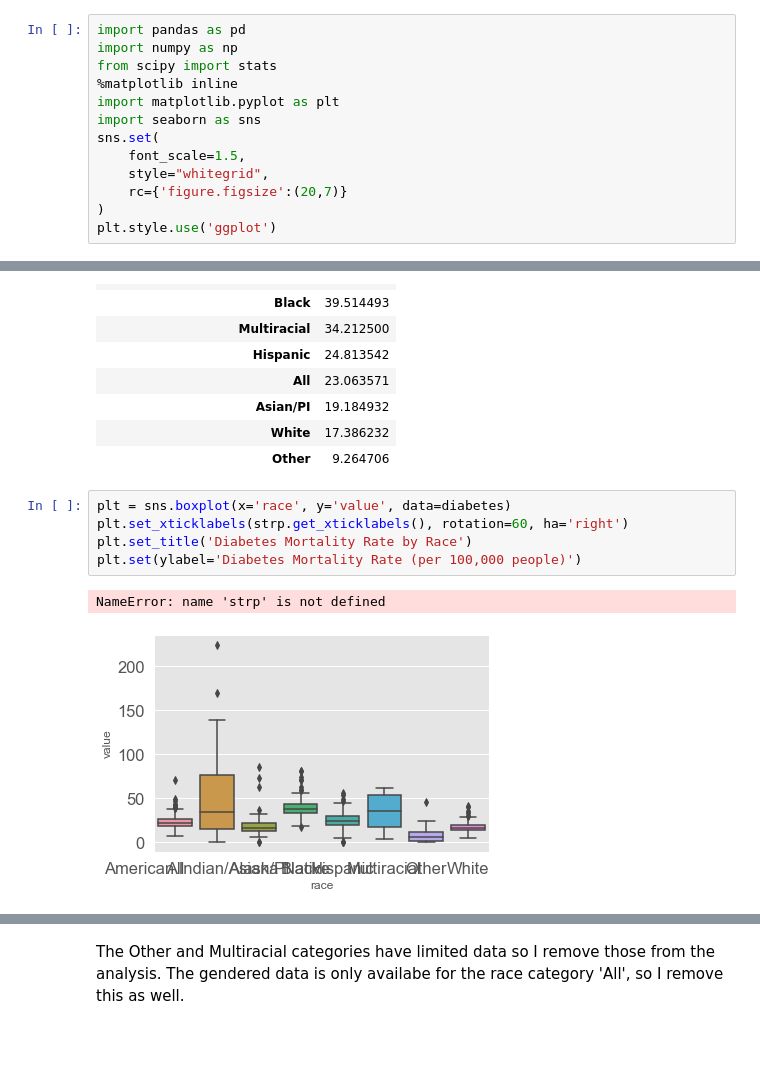
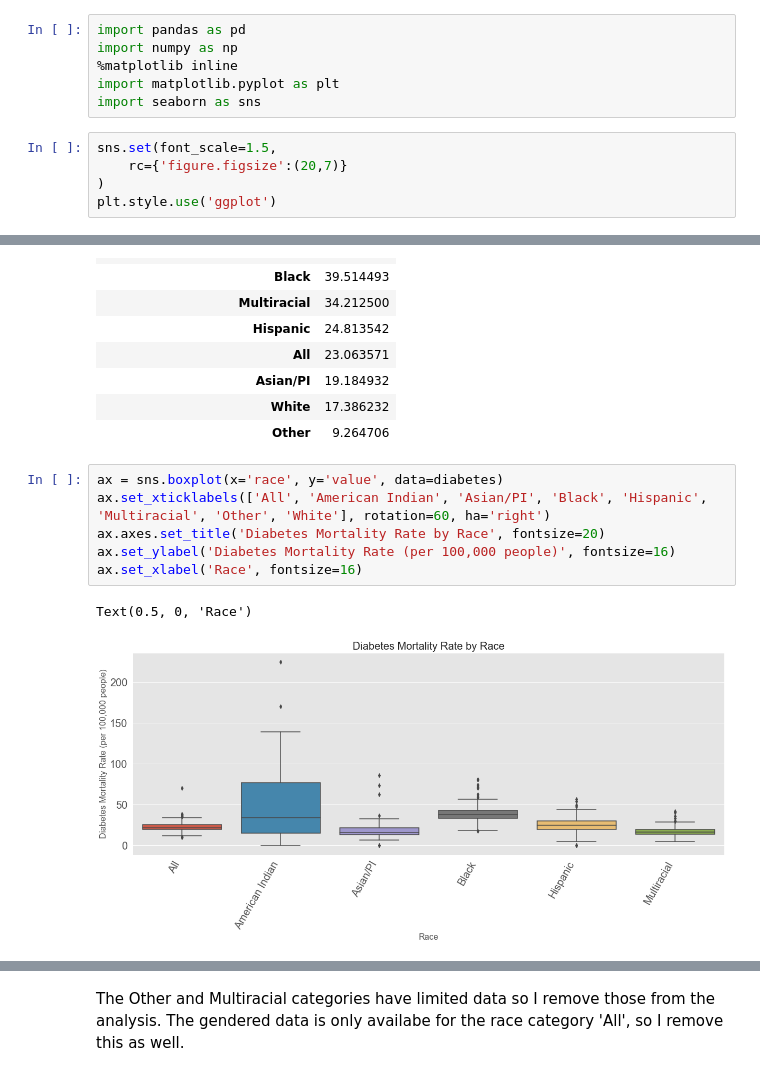
Before and after one commit to jessmontoya/Data_Science_Portfolio, a Jupyter notebook: BCHI_Diabetes_Viz/BCHI Diabetes Analysis and Visualization.ipynb, the cells around one changed output, grey strips where cells are left out. Drawn from its saved outputs; the diff is of its cells as text; blank space fills up the shorter version.

Commit message:
Updates to graph format

```diff
--- a/BCHI_Diabetes_Viz/BCHI Diabetes Analysis and Visualization.ipynb
+++ b/BCHI_Diabetes_Viz/BCHI Diabetes Analysis and Visualization.ipynb
@@ -6,16 +6,14 @@ Import libraries and read in data.
 # %%
 import pandas as pd
 import numpy as np
-from scipy import stats
 %matplotlib inline
 import matplotlib.pyplot as plt
 import seaborn as sns
-sns.set(
-    font_scale=1.5,
-    style="whitegrid",
-    rc={'figure.figsize':(20,7)}
-)
-plt.style.use('ggplot')
+# %%
+sns.set(font_scale=1.5,
+    rc={'figure.figsize':(20,7)}
+)
+plt.style.use('ggplot')
 # %%
 pd.options.display.max_rows = 1000
 pd.options.display.max_columns = 1000
@@ -194,12 +192,13 @@ diabetes.groupby('race')[['race', 'value']].mean().sort_values('value', ascendin
 | White | 17.386232 |
 | Other | 9.264706 |
 # %%
-plt = sns.boxplot(x='race', y='value', data=diabetes)
-plt.set_xticklabels(strp.get_xticklabels(), rotation=60, ha='right')
-plt.set_title('Diabetes Mortality Rate by Race')
-plt.set(ylabel='Diabetes Mortality Rate (per 100,000 people)')
+ax = sns.boxplot(x='race', y='value', data=diabetes)
+ax.set_xticklabels(['All', 'American Indian', 'Asian/PI', 'Black', 'Hispanic', 'Multiracial', 'Other', 'White'], rotation=60, ha='right')
+ax.axes.set_title('Diabetes Mortality Rate by Race', fontsize=20)
+ax.set_ylabel('Diabetes Mortality Rate (per 100,000 people)', fontsize=16)
+ax.set_xlabel('Race', fontsize=16)
 # %% [output]
-NameError: name 'strp' is not defined
+Text(0.5, 0, 'Race')
-[figure, old version]
+[figure, new version]
 # %%
 diabetes.groupby('sex')[['sex', 'value']].mean().sort_values('value', ascending=False)
```
Also changed, not shown: parts of 18 cells of this notebook.
